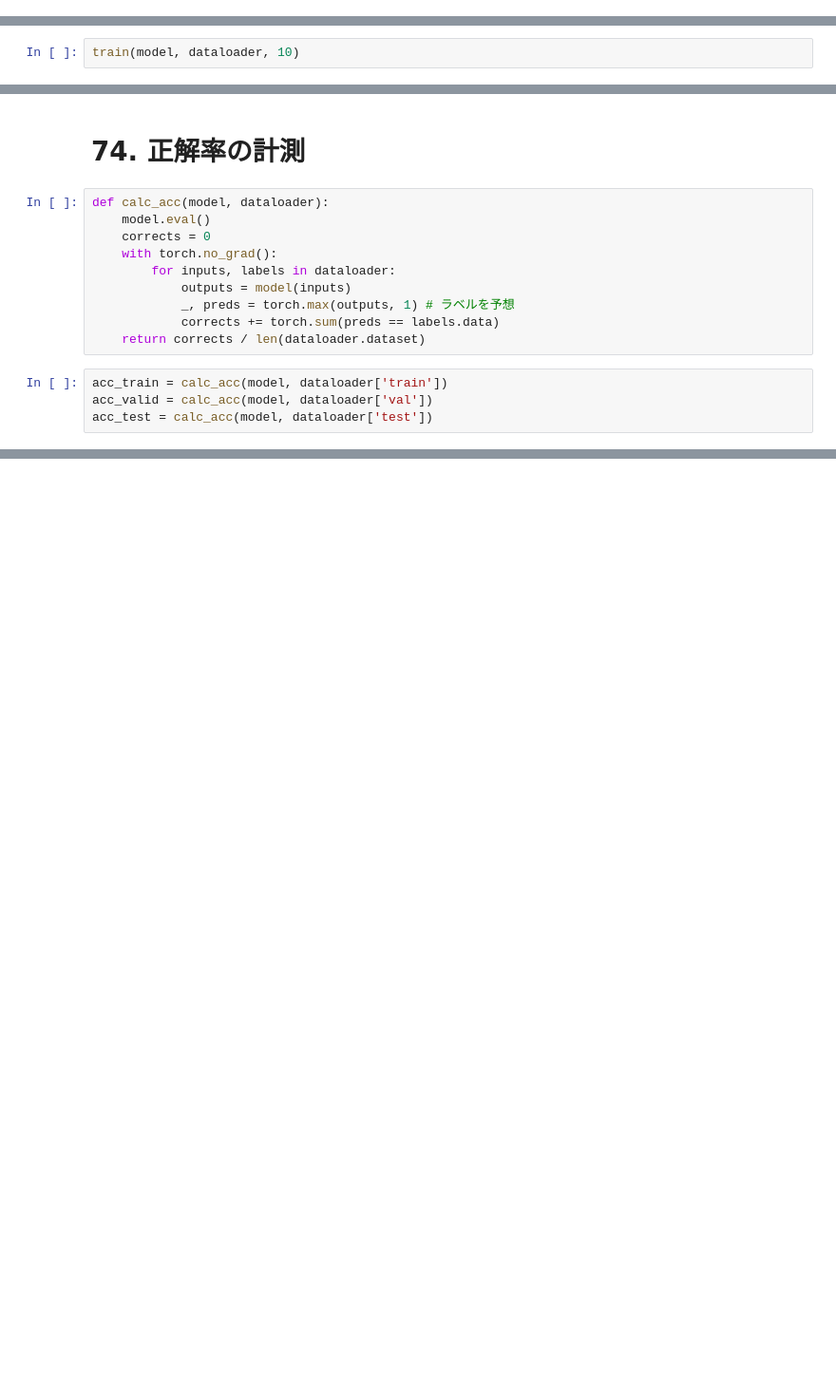
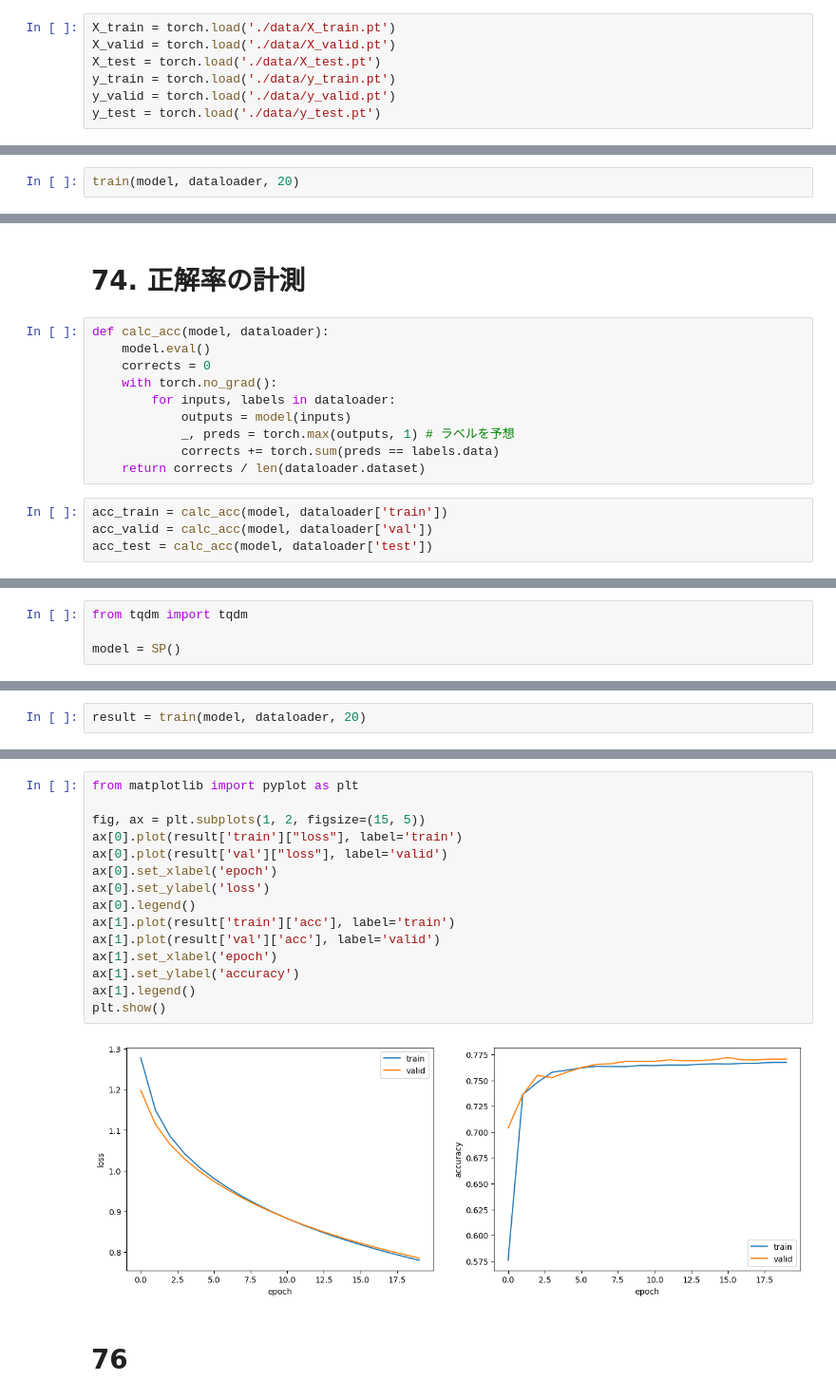
Before and after one commit to m0chi1216/hlab2023-nlp100, a Jupyter notebook: 8/chap8.ipynb, the cells around one changed output, grey strips where cells are left out. Shown at 95% size. Saved outputs shown, nothing was run; the diff lists cells and outputs as text; blank space fills up the shorter version.

```diff
--- a/8/chap8.ipynb
+++ b/8/chap8.ipynb
@@ -115,6 +115,13 @@ torch.save(y_test,  './data/y_test.pt')
 # 71. 単層ニューラルネットワークによる予測
 # %%
 from torch import nn
+# %%
+X_train = torch.load('./data/X_train.pt')
+X_valid = torch.load('./data/X_valid.pt')
+X_test = torch.load('./data/X_test.pt')
+y_train = torch.load('./data/y_train.pt')
+y_valid = torch.load('./data/y_valid.pt')
+y_test = torch.load('./data/y_test.pt')
 # %%
 class SP(nn.Module):
     def __init__(self):
@@ -263,4 +272,4 @@ def train(model, dataloader, num_epochs):
             print('{} Loss: {:.4f}, Acc: {:.4f}'.format(phase, epoch_loss, epoch_acc))
 # %%
-train(model, dataloader, 10)
+train(model, dataloader, 20)
 # %% [output]
@@ -314,0 +365,4 @@ test acuracy: 0.7533733248710632
+# %%
+from tqdm import tqdm
+
+model = SP()
@@ -314,0 +410,2 @@ test acuracy: 0.7533733248710632
+# %%
+result = train(model, dataloader, 20)
@@ -314,0 +457,19 @@ test acuracy: 0.7533733248710632
+# %%
+from matplotlib import pyplot as plt
+
+fig, ax = plt.subplots(1, 2, figsize=(15, 5))
+ax[0].plot(result['train']["loss"], label='train')
+ax[0].plot(result['val']["loss"], label='valid')
+ax[0].set_xlabel('epoch')
+ax[0].set_ylabel('loss')
+ax[0].legend()
+ax[1].plot(result['train']['acc'], label='train')
+ax[1].plot(result['val']['acc'], label='valid')
+ax[1].set_xlabel('epoch')
+ax[1].set_ylabel('accuracy')
+ax[1].legend()
+plt.show()
+# %% [output]
+[figure, added]
+# %% [markdown]
+# 76
```
Also changed, not shown: parts of 27 cells of this notebook, 21 other files.
